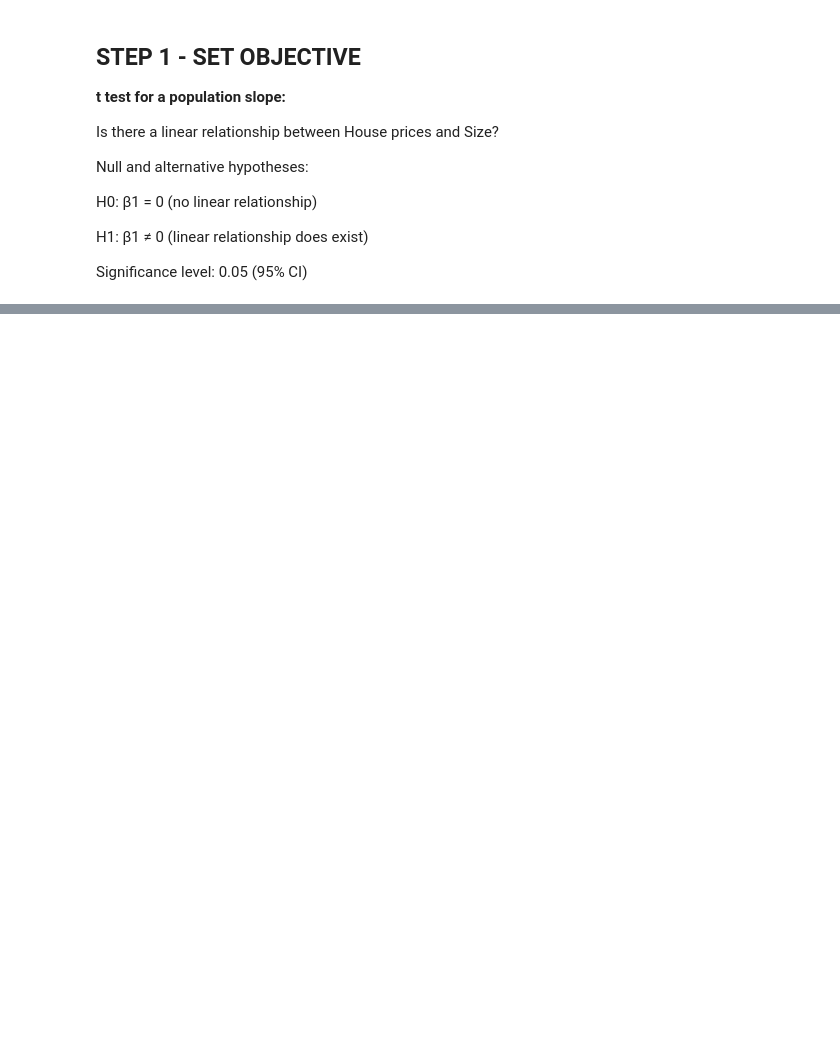
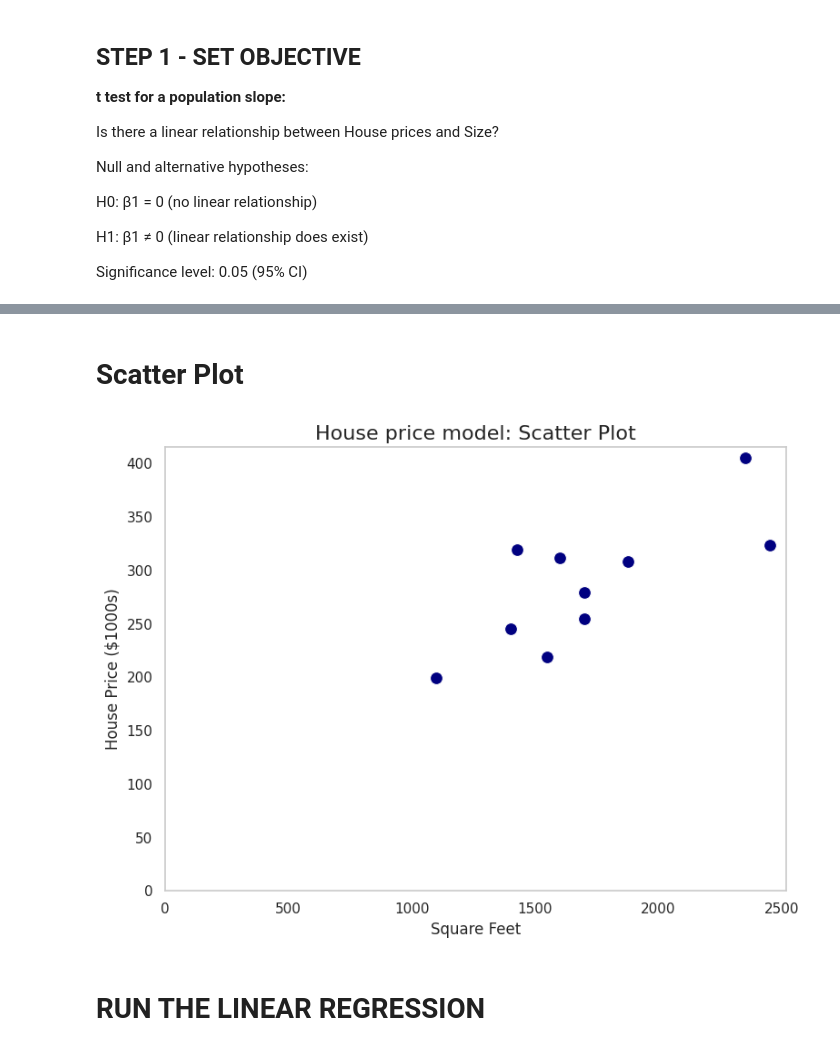
Before and after one commit to Kartavya-Jharwal/Kartavya_Business_Analytics2025, a Jupyter notebook: Class_Assignments/week10/Week_10_Session_2.ipynb, the cells around one changed output, grey strips where cells are left out. Drawn from its saved outputs; the diff is of its cells as text; code cells hidden in the pictures; blank space fills up the shorter version.

```diff
--- a/Class_Assignments/week10/Week_10_Session_2.ipynb
+++ b/Class_Assignments/week10/Week_10_Session_2.ipynb
@@ -57,3 +57,10 @@ H0: β1 = 0 (no linear relationship)
 H1: β1 ≠ 0 (linear relationship does exist)
 
 Significance level: 0.05 (95% CI)
+# %%
+# Main analysis: load data, visualize, fit OLS, report t-test and 95% CI for slope
+df = pd.read_csv('https://raw.githubusercontent.com/Kartavya-Jharwal/Kartavya_Business_Analytics2025/refs/heads/main/Class_Assignments/week10/house_prices.csv')
+print("Loaded 'house_prices.csv'.")
+
+# quick head
+print(df.head())
@@ -59,0 +75,18 @@ Significance level: 0.05 (95% CI)
+# %% [markdown]
+# Scatter Plot
+# %%
+# Create a scatter plot
+plt.figure(figsize=(8, 6))
+sns.scatterplot(data=df, x="area", y="price", s=100, color='navy')
+plt.title("House price model: Scatter Plot", fontsize=16)
+plt.xlabel("Square Feet", fontsize=12)
+plt.ylabel("House Price ($1000s)", fontsize=12)
+plt.grid(False)
+plt.xlim(0)
+plt.ylim(0)
+plt.tight_layout()
+plt.show()
+# %% [output]
+[figure, added]
+# %% [markdown]
+# RUN THE LINEAR REGRESSION
```
Also changed, not shown: parts of 8 cells of this notebook.
